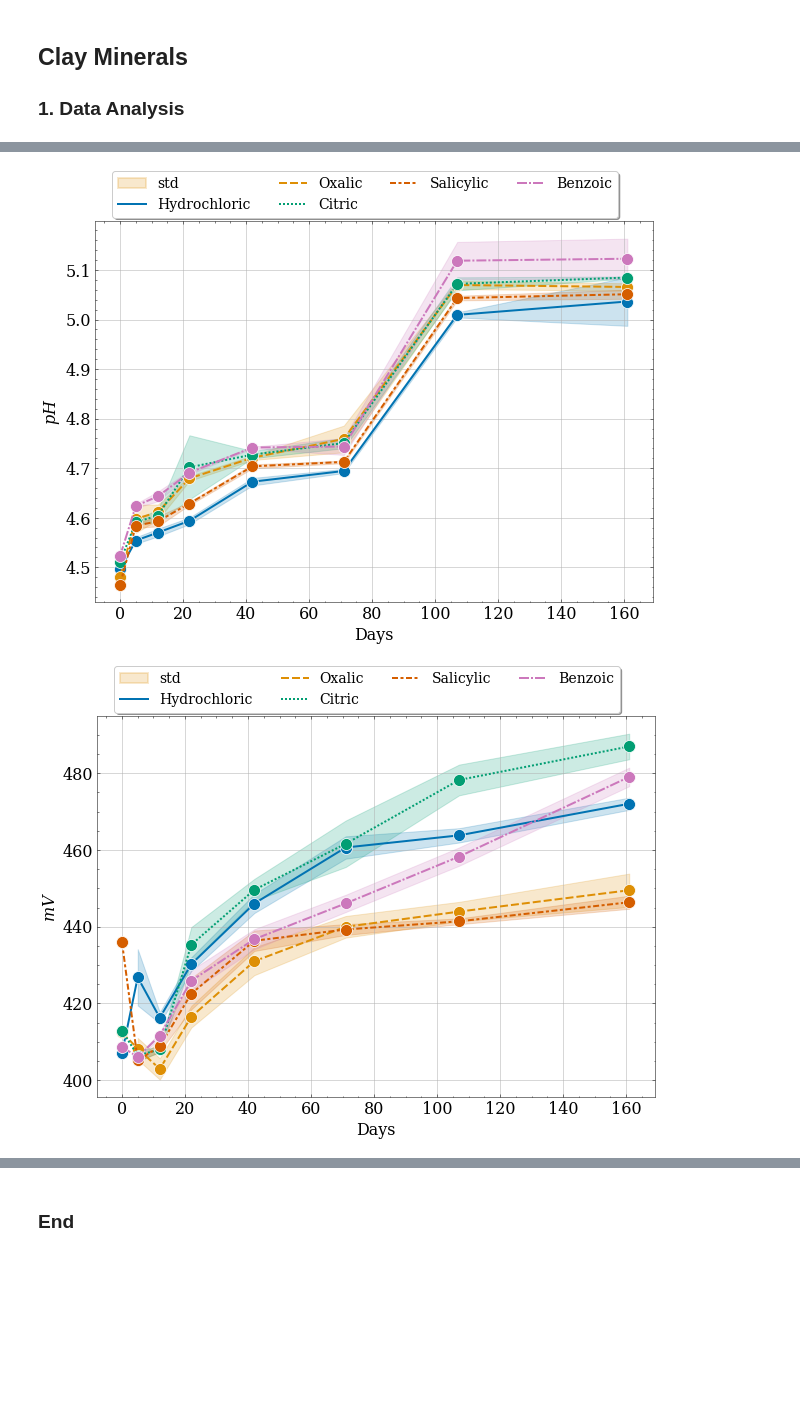
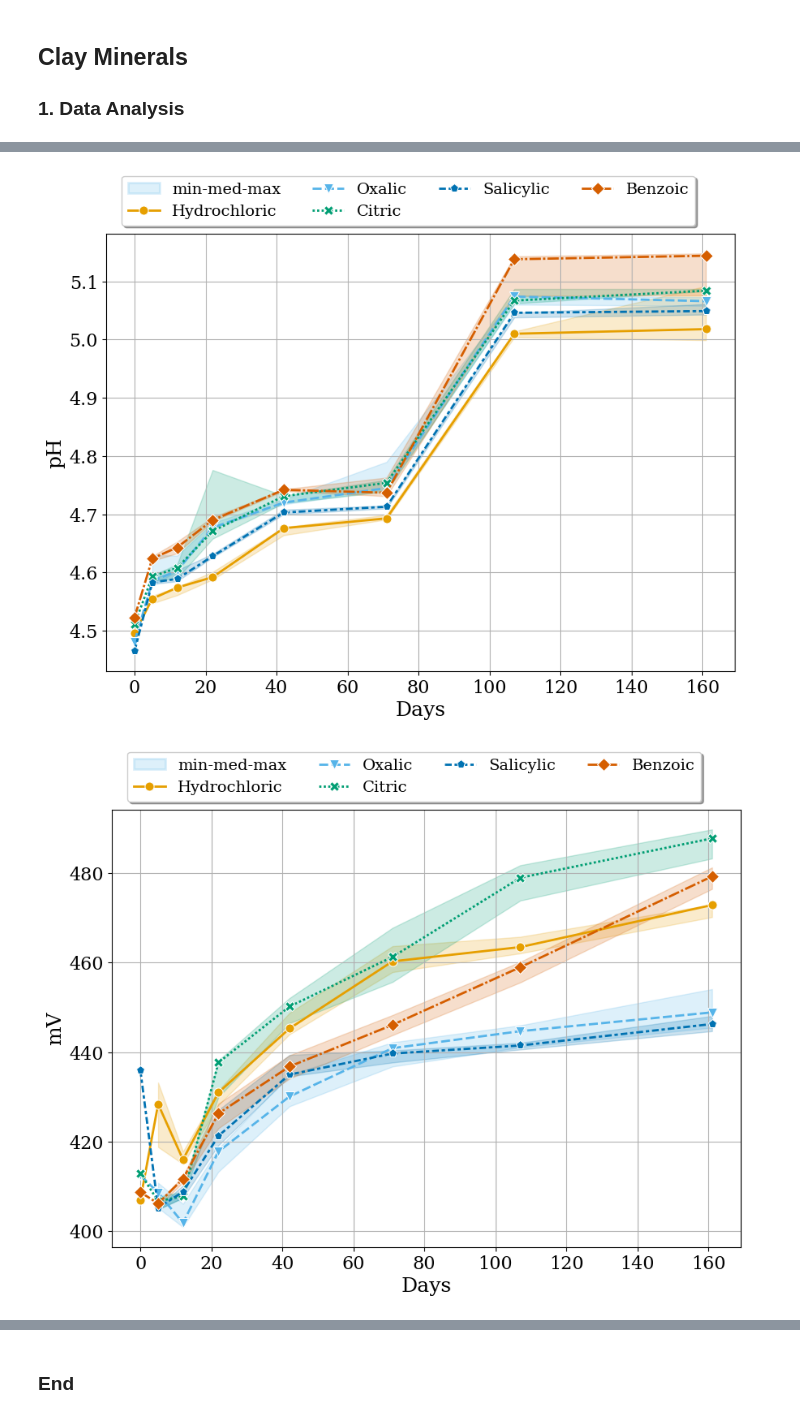
Before and after one commit to mishagrol/clay_minerals, a Jupyter notebook: notebooks/DataAnalysis.ipynb, the cells around one changed output, grey strips where cells are left out. Saved outputs shown, nothing was run; the diff lists cells and outputs as text; code cells hidden in the pictures; blank space fills up the shorter version.

```diff
--- a/notebooks/DataAnalysis.ipynb
+++ b/notebooks/DataAnalysis.ipynb
@@ -260,6 +302,3 @@ df_melted = pd.melt(df, id_vars= ['parameter', 'days', 'kind'],
 # %%
 mask = df_melted['days']==161
 bar_df = df_melted.loc[mask]
-# %%
-mask = (df_melted['parameter']=='Benzoic')&(df_melted['variable']=='Si')
-df_melted.loc[mask]
@@ -375,8 +342,4 @@ acids_elements kinetic_1      phys_chem
 # %%
-
-
-# fig, axes = plt.subplots(3,2, figsize=(12,6))
-# axes=axes.flatten()
 folder = '../plots/acids/'
 acids=['Hydrochloric', 'Oxalic', 'Citric', 'Salicylic', 'Benzoic']
 for i, acid in enumerate(acids):
@@ -386,26 +349,25 @@ for i, acid in enumerate(acids):
     fig, ax = plt.subplots(1,1, figsize=(10,7))
     sns.lineplot(x='days',
                  y='value',
-                 marker='o',
-                 markersize=12,
+                 markersize=8,
+                 markers=["o", "v", 'X', "p", 'D'],
+                 errorbar=lambda x: (x.min(), x.max()),
+                 estimator='median',
+                 linewidth = 2,
                  data=acid_df,
-                 errorbar='sd',
-#                  ci = ('ci', 0.95),
-                 estimator='mean',
                  style = 'variable',
-                 linewidth = 3,
                  hue='variable',
                  ax=ax
                 )
     ax.grid()
-    ax.collections[1].set_label('std')
+    ax.collections[1].set_label('min-med-max')
     leg=ax.legend(frameon=True,
-               bbox_to_anchor=(0.82, 1.15),
+               bbox_to_anchor=(0.87, 1.15),
                fontsize=14,
                ncol=4,
                shadow=True,)
 
-    ax.set_ylabel('$mmol/l$')
+    ax.set_ylabel('mmol/l')
     ax.set_xlabel('Days')
     for i in leg.legendHandles:
         i.set_linewidth(3)
@@ -449,39 +423,38 @@ df_ph.loc[:, 'RedOx'] = df_ph.loc[:, 'RedOx']+202
 # %%
 folder = '../plots/phys_chem/'
-units = {'pH':'$pH$',
-         "RedOx": "$mV$",
-         'EC': "${\mu}S/cm$" }
+units = {'pH':'pH',
+         "RedOx": "mV",
+         'EC': "${\mu}$S/cm" }
 for prp in ['pH', "RedOx", 'EC']:
     fig, ax = plt.subplots(1,1, figsize=(10,7))
     sns.lineplot(x='days',
                  y=prp,
-                 marker='o',
-                 markersize=12,
+                 markersize=8,
+                 markers=["o", "v", 'X', "p", 'D'],
+                 errorbar=lambda x: (x.min(), x.max()),
+                 estimator='median',
+                 linewidth = 2,
                  data=df_ph,
-                 ci='sd',
-    #                  ci = ('ci', 0.95),
-                 estimator='mean',
                  style = 'parameter',
-                 linewidth = 2,
                  hue='parameter',
                  ax=ax
                 )
     ax.grid()
-    ax.collections[1].set_label('std')
+    ax.collections[1].set_label('min-med-max')
     leg=ax.legend(frameon=True,
                bbox_to_anchor=(0.95, 1.15),
                fontsize=14,
                ncol=4,
                shadow=True,)
 
     ax.set_ylabel(units[prp])
     ax.set_xlabel('Days')
     for i in leg.legendHandles:
         i.set_linewidth(2)
 
     fname = os.path.join(folder, prp+'.png')
     plt.savefig(fname,  dpi=300)
     plt.show()
 # %% [output]
-[figure, old version]
+[figure, new version]
-[figure, old version]
+[figure, new version]
```
Also changed, not shown: parts of 22 cells of this notebook, 4 other files.
